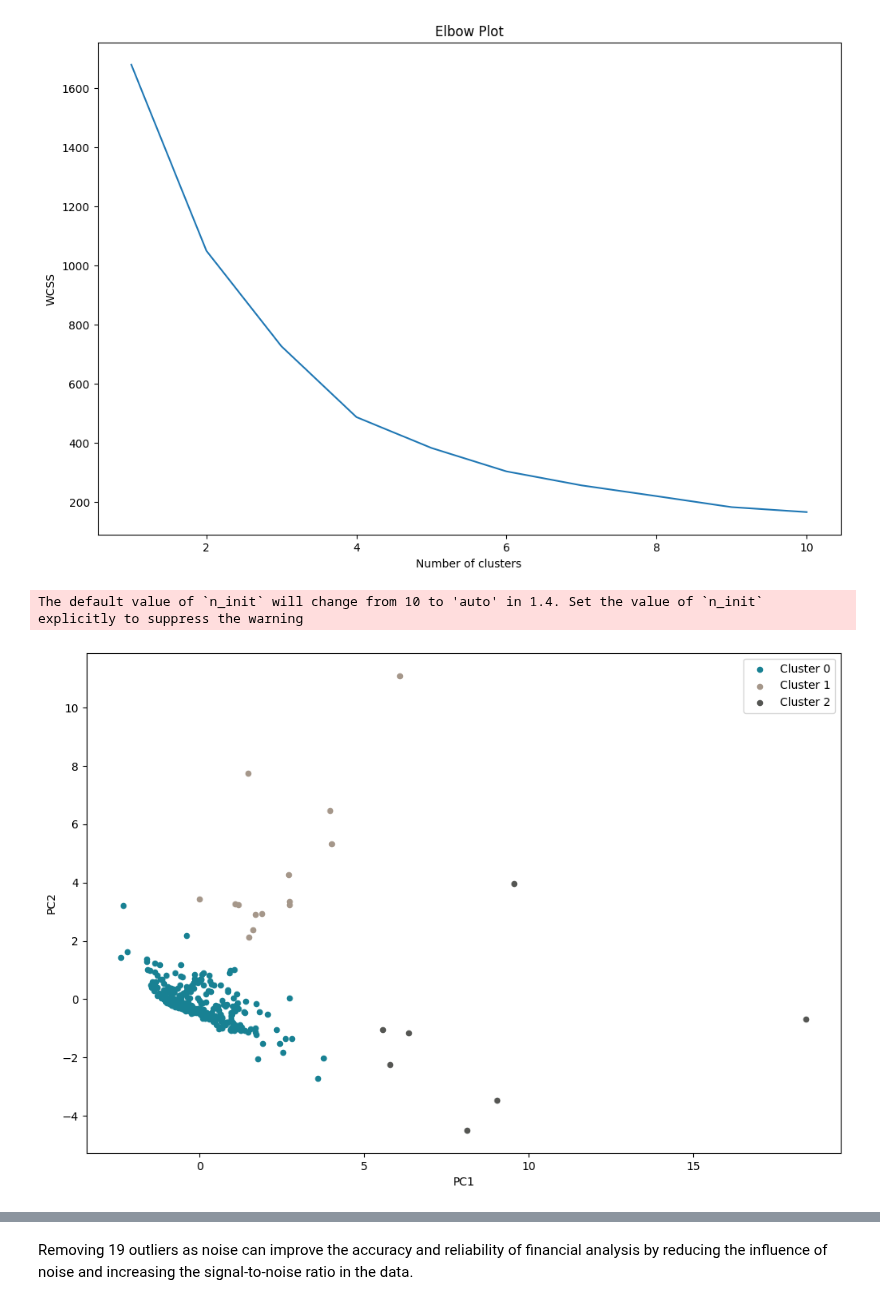
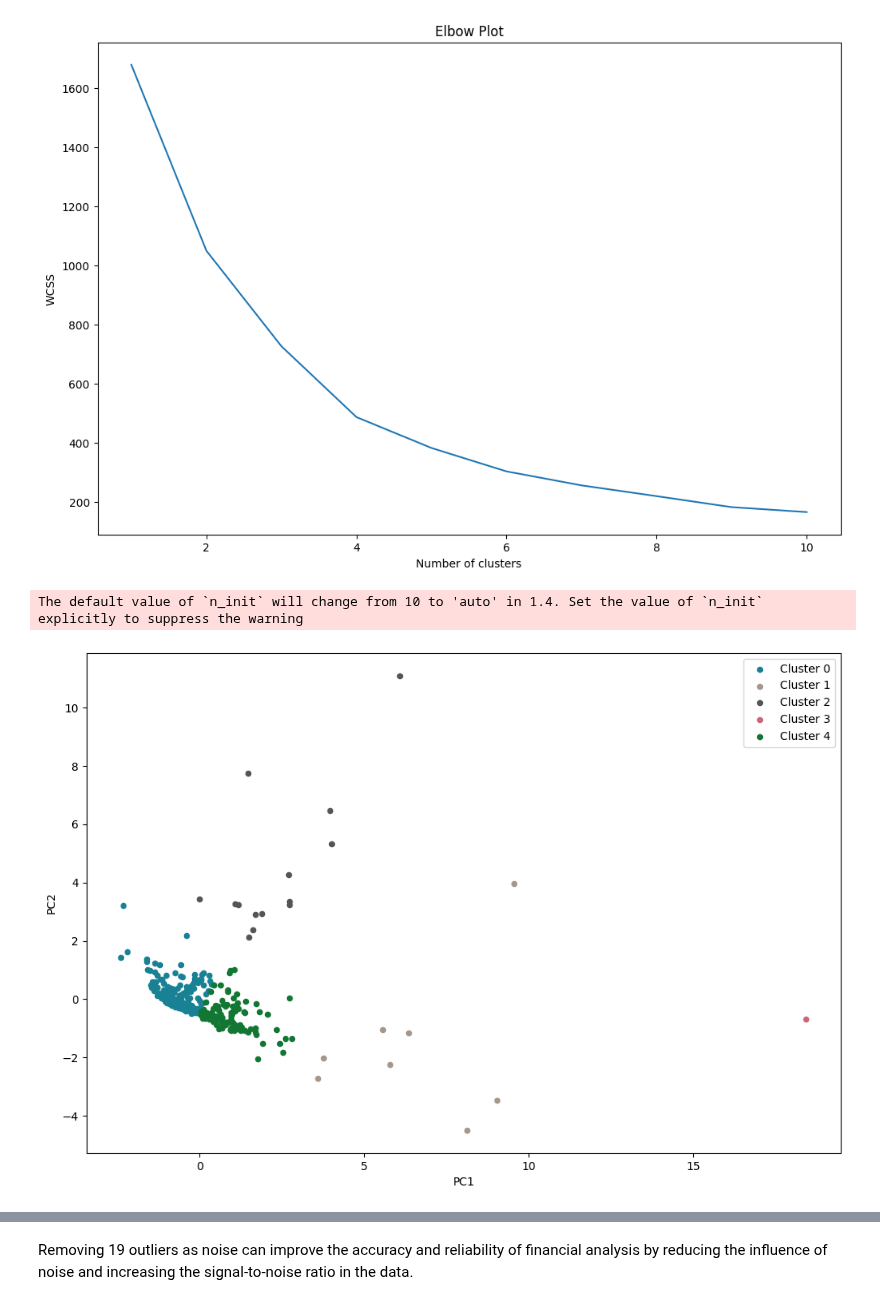
Before and after one commit to btmarsh6/mini-project-III, a Jupyter notebook: Brittany_Good_Clusters.ipynb, the cells around one changed output, grey strips where cells are left out. Saved outputs shown, nothing was run; the diff lists cells and outputs as text; code cells hidden in the pictures.

```diff
--- a/Brittany_Good_Clusters.ipynb
+++ b/Brittany_Good_Clusters.ipynb
@@ -350,37 +357,38 @@ The default value of `n_init` will change from 10 to 'auto' in 1.4. Set the valu
 # %%
 from sklearn.cluster import KMeans
 from sklearn.decomposition import PCA
 from sklearn.preprocessing import StandardScaler
 import matplotlib.pyplot as plt
 
 # Select relevant columns for clustering
 X = savings_copy.iloc[:, 10:14]
 
 # Scale the data
 scaler = StandardScaler()
 X_scaled = scaler.fit_transform(X)
 
 # Apply K-means with 3 clusters
-kmeans = KMeans(n_clusters=3)
+kmeans = KMeans(n_clusters=5)
 cluster_labels = kmeans.fit_predict(X_scaled)
 
 # Apply PCA with 2 components
 pca = PCA(n_components=2)
 X_pca = pca.fit_transform(X_scaled)
 
 # Create a scatter plot of the transformed data with cluster labels
-colors = ['#188193', '#a5978a', '#555653']
-for i in range(3):
+colors = ['#188193', '#a5978a', '#555653', '#CC6677', '#117733']
+for i in range(5):
     cluster_i = (cluster_labels == i)[:X_pca.shape[0]]
     plt.scatter(X_pca[cluster_i, 0], X_pca[cluster_i, 1], s=20, c=colors[i], label='Cluster '+str(i))
 
 plt.xlabel('PC1')
 plt.ylabel('PC2')
 plt.legend()
+plt.savefig('savings_PCA_clusters.png')
 plt.show()
 # %% [output]
 The default value of `n_init` will change from 10 to 'auto' in 1.4. Set the value of `n_init` explicitly to suppress the warning
-[figure, old version]
+[figure, new version]
 # %%
 from scipy import stats
 
```
Also changed, not shown: parts of 20 cells of this notebook, 9 other files.
